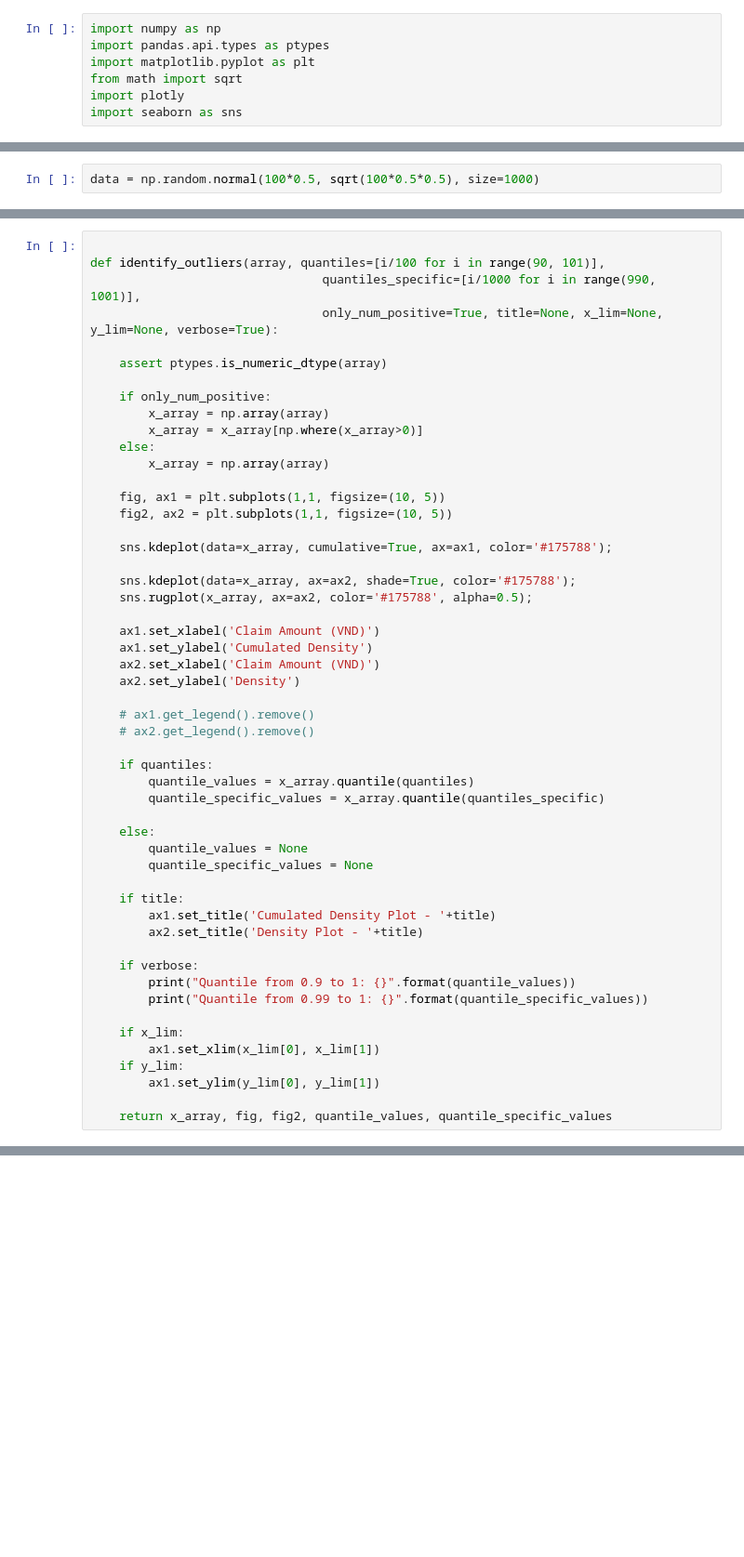
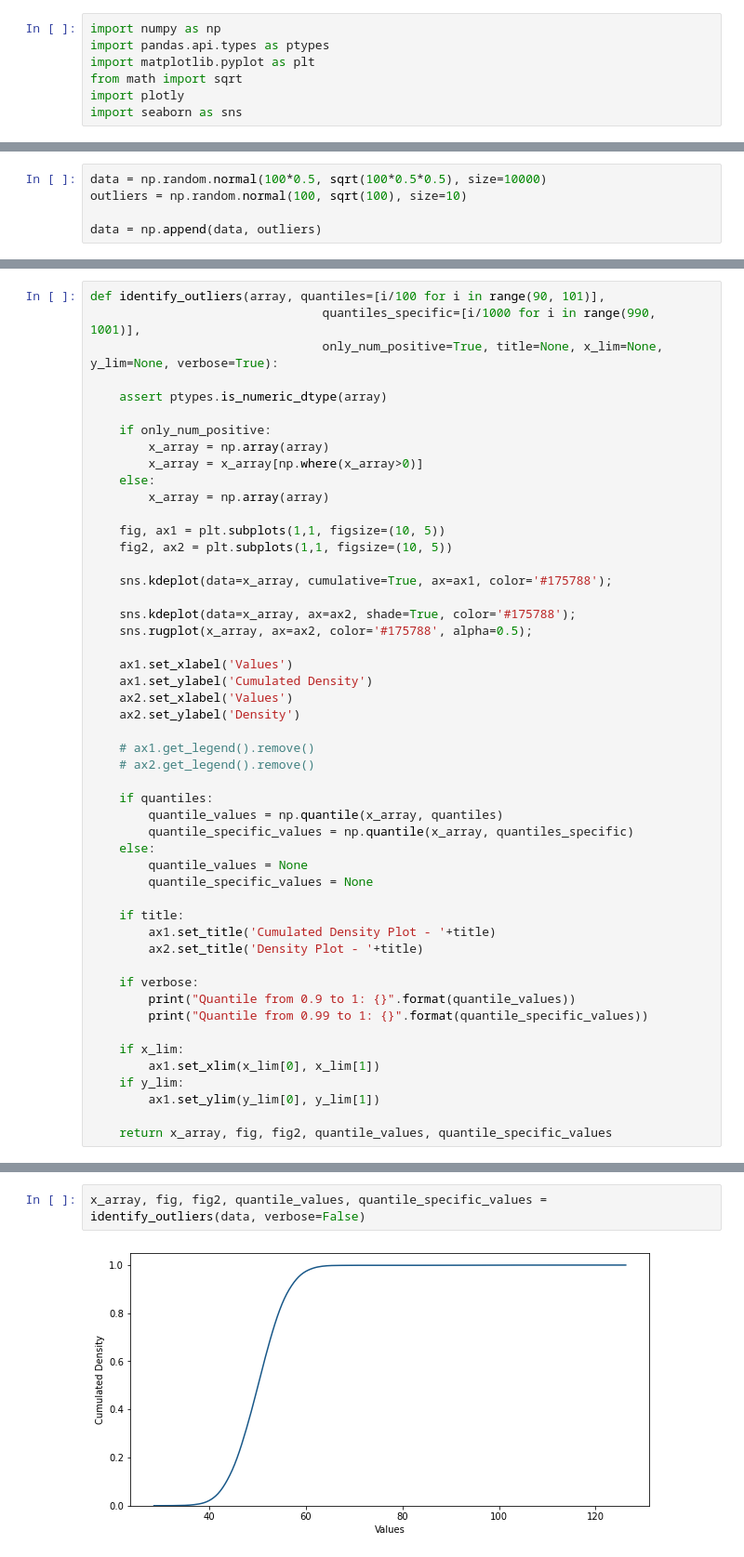
Before and after one commit to hooman34/medium, a Jupyter notebook: notebooks/framework_identify_outlier.ipynb, the cells around one changed output, grey strips where cells are left out. Shown: that part at 93% size. Saved outputs shown, nothing was run; the diff lists cells and outputs as text; blank space fills up the shorter version.

Commit message:
add outlier plots

```diff
--- a/notebooks/framework_identify_outlier.ipynb
+++ b/notebooks/framework_identify_outlier.ipynb
@@ -12,2 +14,5 @@ import seaborn as sns
 # %%
-data = np.random.normal(100*0.5, sqrt(100*0.5*0.5), size=1000)
+data = np.random.normal(100*0.5, sqrt(100*0.5*0.5), size=10000)
+outliers = np.random.normal(100, sqrt(100), size=10)
+
+data = np.append(data, outliers)
@@ -14,5 +23,4 @@ data = np.random.normal(100*0.5, sqrt(100*0.5*0.5), size=1000)
 # %%
-
 def identify_outliers(array, quantiles=[i/100 for i in range(90, 101)],
                                 quantiles_specific=[i/1000 for i in range(990, 1001)],
                                 only_num_positive=True, title=None, x_lim=None, y_lim=None, verbose=True):
@@ -33,18 +41,17 @@ def identify_outliers(array, quantiles=[i/100 for i in range(90, 101)],
     sns.kdeplot(data=x_array, ax=ax2, shade=True, color='#175788');
     sns.rugplot(x_array, ax=ax2, color='#175788', alpha=0.5);
 
-    ax1.set_xlabel('Claim Amount (VND)')
+    ax1.set_xlabel('Values')
     ax1.set_ylabel('Cumulated Density')
-    ax2.set_xlabel('Claim Amount (VND)')
+    ax2.set_xlabel('Values')
     ax2.set_ylabel('Density')
 
     # ax1.get_legend().remove()
     # ax2.get_legend().remove()
 
     if quantiles:
-        quantile_values = x_array.quantile(quantiles)
-        quantile_specific_values = x_array.quantile(quantiles_specific)
-
+        quantile_values = np.quantile(x_array, quantiles)
+        quantile_specific_values = np.quantile(x_array, quantiles_specific)
     else:
         quantile_values = None
         quantile_specific_values = None
@@ -92,0 +73,4 @@ notebook
+# %%
+x_array, fig, fig2, quantile_values, quantile_specific_values = identify_outliers(data, verbose=False)
+# %% [output]
+[figure, added]
```
Also changed, not shown: parts of 22 cells of this notebook, 1 other file.
